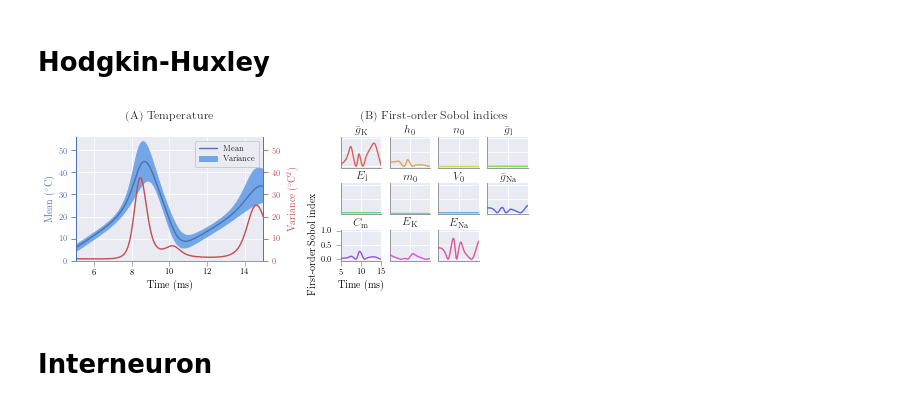
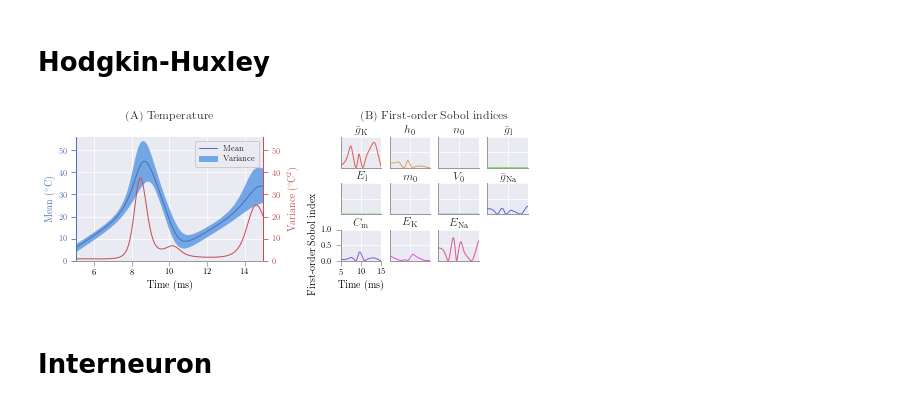
Before and after one commit to simetenn/uncertainpy, a Jupyter notebook: examples/article_plots/figures.ipynb, the cells around one changed output. Drawn from its saved outputs; the diff is of its cells as text; code cells hidden in the pictures.

```diff
--- a/examples/article_plots/figures.ipynb
+++ b/examples/article_plots/figures.ipynb
@@ -15,7 +15,7 @@ labelsize = 10
 titlesize = 12
 fontsize = 8
 ticklabelsize = 8
-linewidth = 1.4
+linewidth = 1
 figsize = (figure_width, figure_width*0.4)
 # %% [markdown]
 ### Utility functions
@@ -121,7 +121,7 @@ axes[1].set_title(title, fontsize=titlesize)
 axes[1].set_xlabel(xlabel, fontsize=labelsize)
 axes[1].set_ylabel("First-order Sobol indices", fontsize=labelsize)
 
-axes[1].set_ylim([-0.01, 1.01])
+axes[1].set_ylim([0, 1])
 
 axes[1].tick_params(axis='both', labelsize=fontsize)
 
@@ -258,35 +258,35 @@ for i in range(nr_plots):
                ax=ax,
                palette="hls",
                linewidth=linewidth)
     ax.set_title(title, fontsize=titlesize)
 
 
     if i != 8:
         spines_color(ax, edges={"top": "None", "right": "None"})
         ax.tick_params(axis="both",
                        top=False, bottom=False, left=False, right=False,
                        labelbottom=False, labelleft=False)
 
     else:
         ax.set_xlabel(xlabel, fontsize=labelsize)
         ax.set_ylabel("First-order Sobol index",
                       fontsize=labelsize,
                       horizontalalignment="center")
 
 
-    ax.set_ylim([-0.05, 1.05])
+    ax.set_ylim([-0.0, 1.0])
     ax.set_xlim([min(time), max(time)])
     ax.tick_params(labelsize=fontsize)
     ax.set_yticks([0, 0.5, 1])
 
     fig.add_subplot(ax)
 
 
 outer.tight_layout(fig)
 plt.savefig("figures/hh.eps")
 plt.show()
 # %% [output]
-[figure, old version]
+[figure, new version]
 # %% [markdown]
 # Interneuron
 # %%
```
Also changed, not shown: parts of 6 cells of this notebook, 1 other file.
